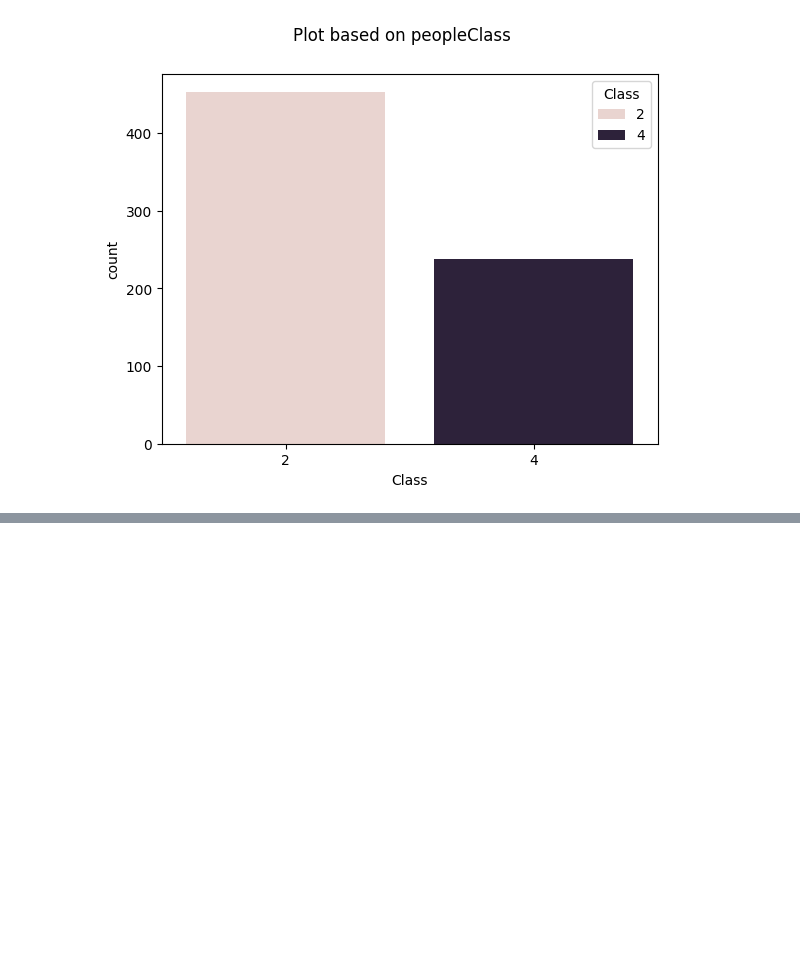
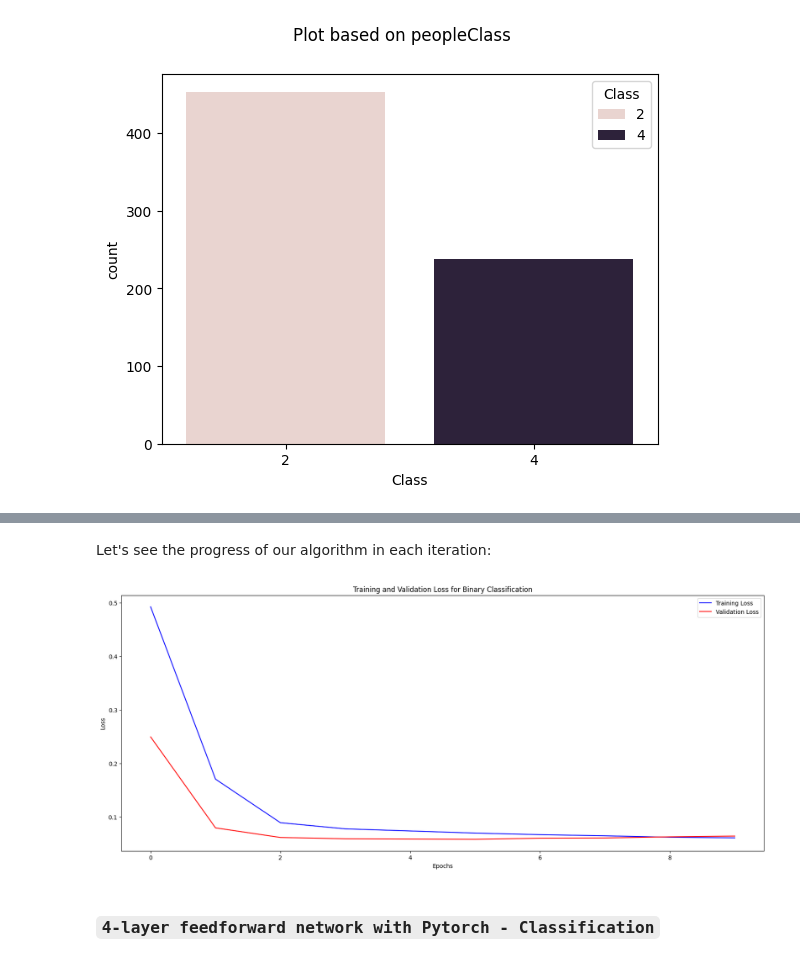
Before and after one commit to alizahedzadeh/Applied-Data-Science-Course-Assignments, a Jupyter notebook: assignments/Assignment 9 Neural Networks/HW9_Neural_Networks.ipynb, the cells around one changed output, grey strips where cells are left out. Saved outputs shown, nothing was run; the diff lists cells and outputs as text; code cells hidden in the pictures; blank space fills up the shorter version.

```diff
--- a/assignments/Assignment 9 Neural Networks/HW9_Neural_Networks.ipynb
+++ b/assignments/Assignment 9 Neural Networks/HW9_Neural_Networks.ipynb
@@ -858,0 +1012,18 @@ for column in df.columns:
+# %% [markdown]
+Let's see the progress of our algorithm in each iteration:
+# %%
+# Visualize the training and validation loss
+hist_df = pd.DataFrame(history.history)
+plt.figure(figsize=(20, 8))
+plt.plot(hist_df['loss'], 'blue', label='Training Loss')
+plt.plot(hist_df['val_loss'], 'red', label='Validation Loss')
+plt.xlabel('Epochs')
+plt.ylabel('Loss')
+plt.legend(loc="best")
+plt.title('Training and Validation Loss for Binary Classification')
+
+plt.show()
+# %% [output]
+[figure, added]
+# %% [markdown]
+### **`4-layer feedforward network with Pytorch - Classification`**
```
Also changed, not shown: parts of 45 cells of this notebook.
